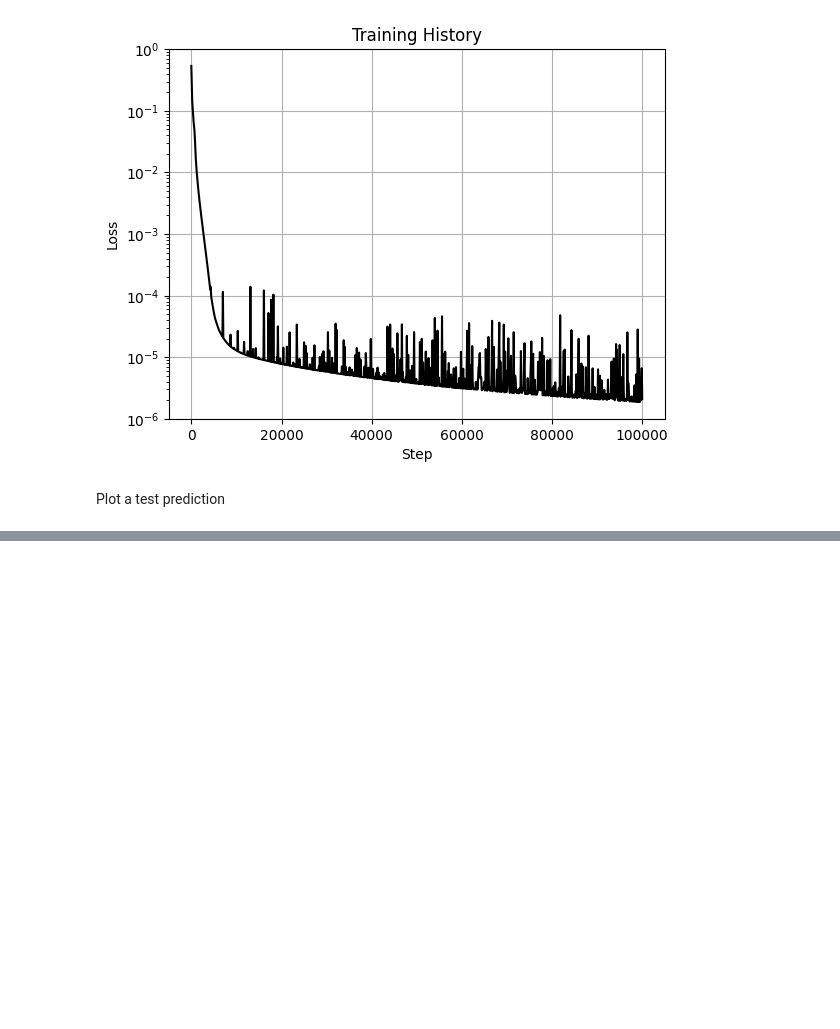
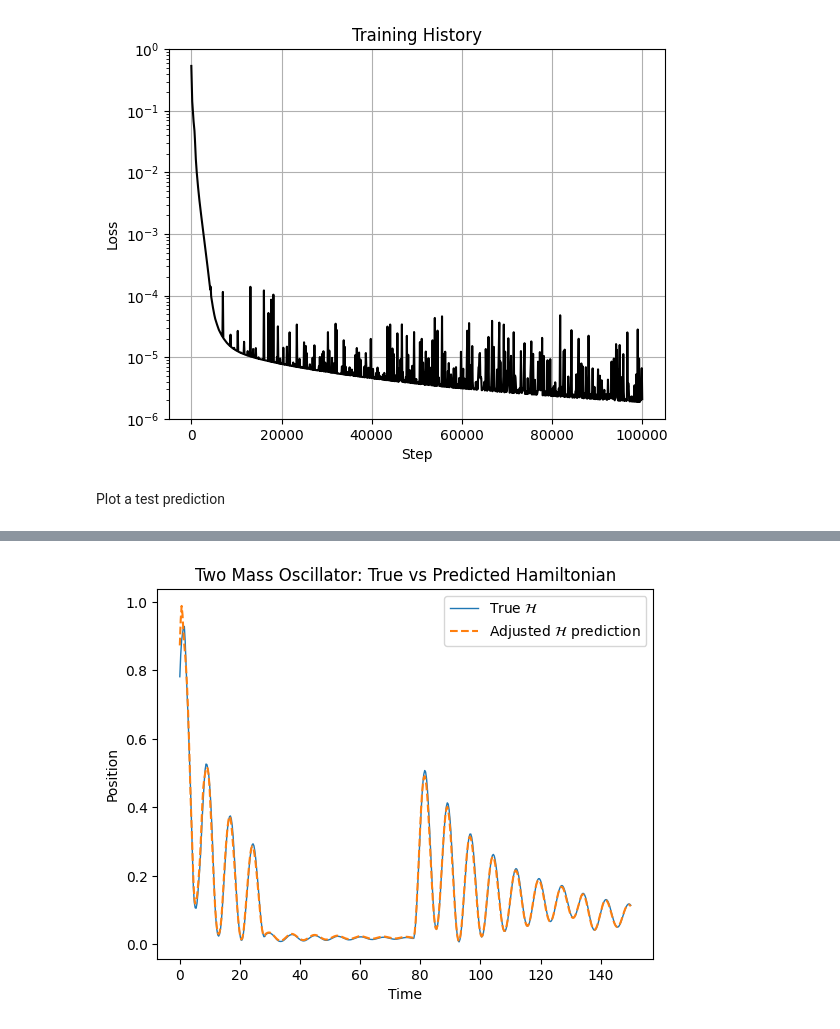
Before and after one commit to Drenderer/oscillator4control, a Jupyter notebook: two_mass_oscillator.ipynb, the cells around one changed output, grey strips where cells are left out. Cells and saved outputs as stored; diff of their text form; code cells hidden in the pictures; blank space fills up the shorter version.

```diff
--- a/two_mass_oscillator.ipynb
+++ b/two_mass_oscillator.ipynb
@@ -168,0 +220,15 @@ plt.show()
+# %%
+fix, ax = plt.subplots()
+Hs_pred_accounted = (Hs_pred - c2) / c1
+ax.plot(test_ts, Hs_true, label=R"True $\mathcal{H}$", lw=1)
+ax.plot(test_ts, Hs_pred_accounted, "--", label=R"Adjusted $\mathcal{H}$ prediction")
+ax.set(
+    xlabel="Time",
+    ylabel="Position",
+    title="Two Mass Oscillator: True vs Predicted Hamiltonian",
+)
+ax.legend()
+
+plt.show()
+# %% [output]
+[figure, added]
```
Also changed, not shown: parts of 5 cells of this notebook.
